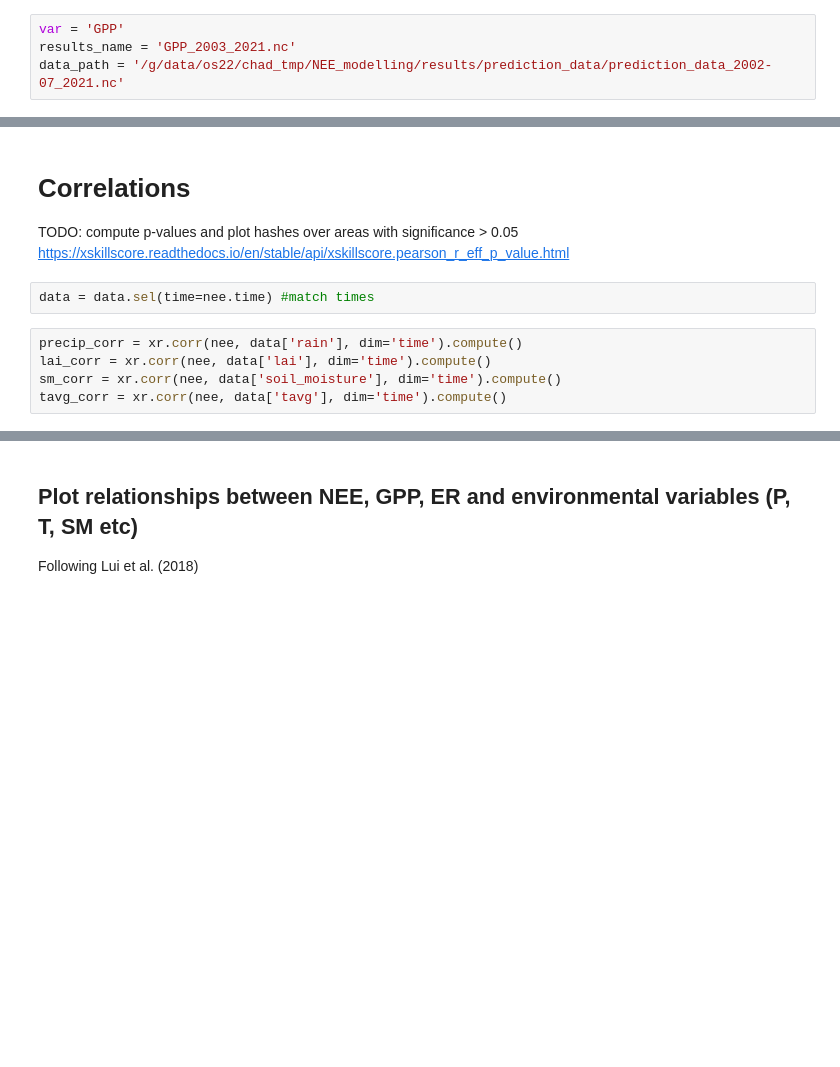
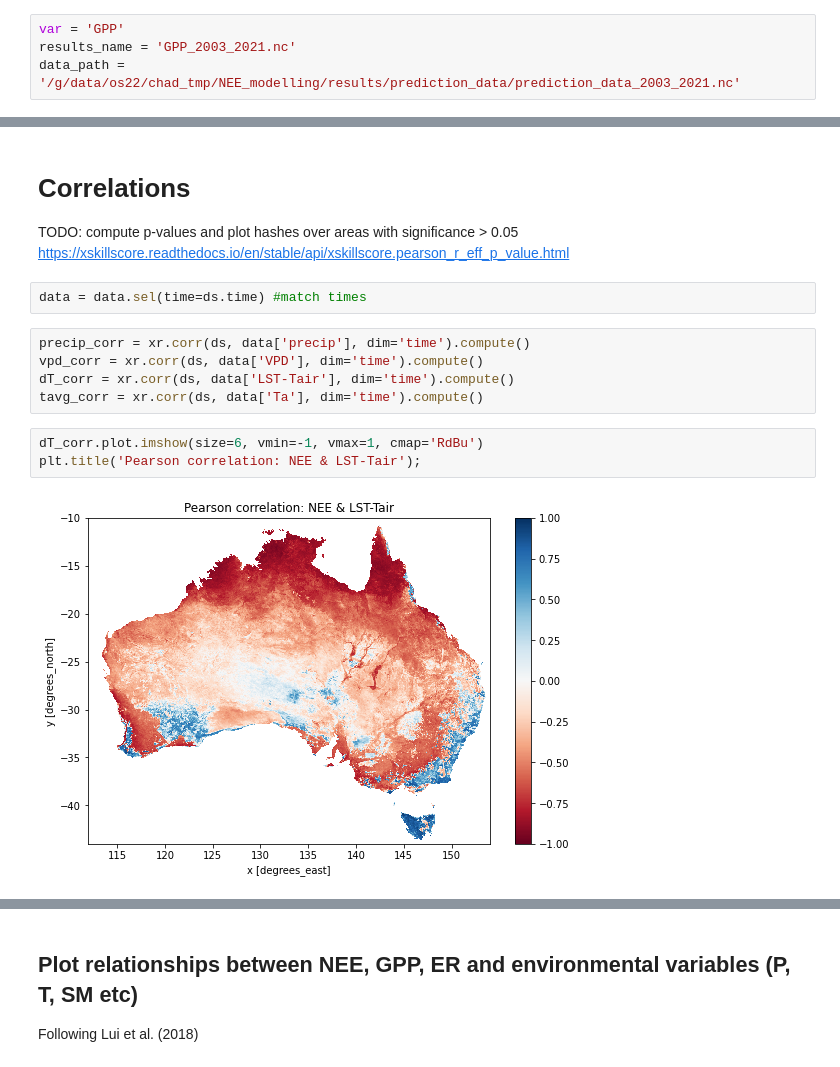
Before and after one commit to cbur24/NEE_modelling, a Jupyter notebook: 7_Analyse_predictions.ipynb, the cells around one changed output, grey strips where cells are left out. Drawn from its saved outputs; the diff is of its cells as text; blank space fills up the shorter version.

```diff
--- a/7_Analyse_predictions.ipynb
+++ b/7_Analyse_predictions.ipynb
@@ -37,7 +37,7 @@ Worker: 0
 # %%
 var = 'GPP'
 results_name = 'GPP_2003_2021.nc'
-data_path = '/g/data/os22/chad_tmp/NEE_modelling/results/prediction_data/prediction_data_2002-07_2021.nc'
+data_path = '/g/data/os22/chad_tmp/NEE_modelling/results/prediction_data/prediction_data_2003_2021.nc'
 # %% [markdown]
 ## Open predictor data
 # %%
@@ -129,10 +177,15 @@ plt.title('Linear Trend in Evergreen Forest GPP 2003-2018');
 TODO: compute p-values and plot hashes over areas with significance > 0.05
 https://xskillscore.readthedocs.io/en/stable/api/xskillscore.pearson_r_eff_p_value.html
 # %%
-data = data.sel(time=nee.time) #match times
+data = data.sel(time=ds.time) #match times
 # %%
-precip_corr = xr.corr(nee, data['rain'], dim='time').compute()
-lai_corr = xr.corr(nee, data['lai'], dim='time').compute()
-sm_corr = xr.corr(nee, data['soil_moisture'], dim='time').compute()
-tavg_corr = xr.corr(nee, data['tavg'], dim='time').compute()
+precip_corr = xr.corr(ds, data['precip'], dim='time').compute()
+vpd_corr = xr.corr(ds, data['VPD'], dim='time').compute()
+dT_corr = xr.corr(ds, data['LST-Tair'], dim='time').compute()
+tavg_corr = xr.corr(ds, data['Ta'], dim='time').compute()
+# %%
+dT_corr.plot.imshow(size=6, vmin=-1, vmax=1, cmap='RdBu')
+plt.title('Pearson correlation: NEE & LST-Tair');
+# %% [output]
+[figure, added]
 # %%
```
Also changed, not shown: parts of 10 cells of this notebook, 40 other files.
